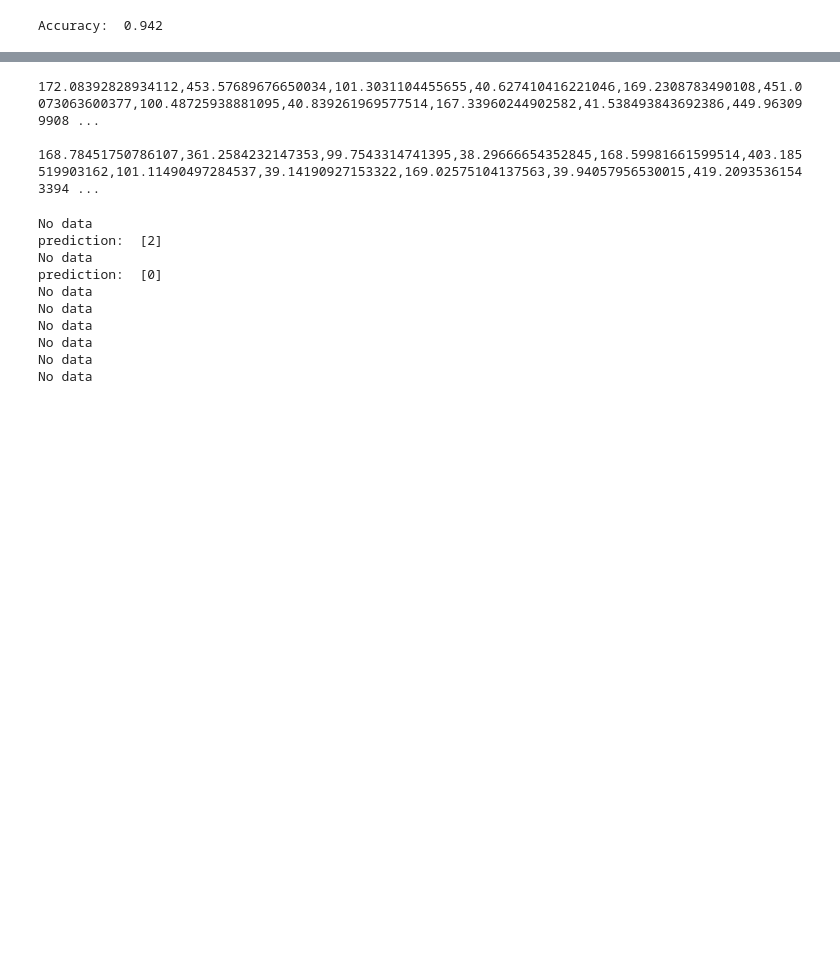
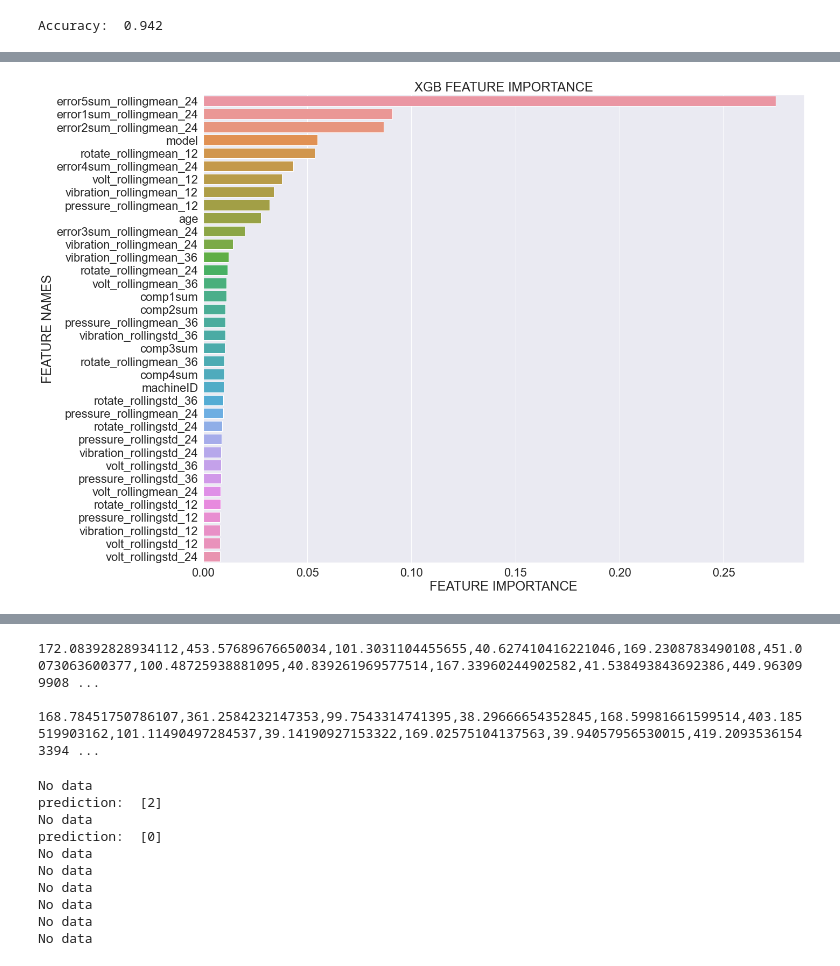
Before and after one commit to VisusAdAstra/Soen471, a Jupyter notebook: code/prototype2.ipynb, the cells around one changed output, grey strips where cells are left out. Drawn from its saved outputs; the diff is of its cells as text; code cells hidden in the pictures; blank space fills up the shorter version.

Commit message:
drop failure col

```diff
--- a/code/prototype2.ipynb
+++ b/code/prototype2.ipynb
@@ -87,17 +87,22 @@ def plot_feature_importance(importance, names, model_type):
     fi_df.sort_values(by=['feature_importance'], ascending=False,inplace=True)
 
     # Define size of bar plot
-    plt.figure(figsize=(10,8))
+    plt.figure(figsize=(20,16))
     # Plot Searborn bar chart
-    sns.barplot(x=fi_df['feature_importance'], y=fi_df['feature_names'])
+    sn.barplot(x=fi_df['feature_importance'], y=fi_df['feature_names'])
     # Add chart labels
-    plt.title(model_type + 'FEATURE IMPORTANCE')
+    plt.title(model_type + ' FEATURE IMPORTANCE')
     plt.xlabel('FEATURE IMPORTANCE')
     plt.ylabel('FEATURE NAMES')
 
+feat_data = feat_data.withColumnRenamed("label_e", "label")
+feat_data = feat_data.withColumn("machineID", feat_data.machineID.cast(IntegerType()))
+feat_data = feat_data.withColumn("label", feat_data.label.cast(IntegerType()))
+feat_data = feat_data.withColumn("model", substring("model", 6,1).cast(IntegerType())) #keep model
+
 # highly imbalanced data
 print(feat_data.count())
-print(feat_data.groupby('label_e').count().show())
+print(feat_data.groupby('label').count().show())
 feat_data.limit(10).toPandas().head(10)
 # %% [output]
 73142
@@ -395,24 +400,23 @@ from sklearn.model_selection import RandomizedSearchCV, RepeatedStratifiedKFold
 
 
 split_date = "2015-10-30"
-feat_data = feat_data.withColumnRenamed("label_e", "label")
-feat_data = feat_data.withColumn("machineID", feat_data.machineID.cast(IntegerType()))
-feat_data = feat_data.withColumn("label", feat_data.label.cast(IntegerType()))
-feat_data = feat_data.withColumn("model", substring("model", 6,1).cast(IntegerType()))
-
 training = feat_data.filter(feat_data.dt_truncated < split_date)
 testing = feat_data.filter(feat_data.dt_truncated >= split_date)
-train_data = training.drop(*['dt_truncated', 'model_encoded']) #model???
-test_data = testing.drop(*['dt_truncated', 'model_encoded'])
+train_data = training.drop(*['dt_truncated', 'model_encoded', 'failure'])
+test_data = testing.drop(*['dt_truncated', 'model_encoded', 'failure'])
 
 train_data = train_data.sampleBy('label', fractions={0: 0.2, 1: 1.0, 2: 1.0, 3: 1.0, 4: 1.0}, seed=0).cache()
 train_data.groupby('label').count().show()
 test_data.groupby('label').count().show()
 
+input_features = train_data.columns
+input_features
+
 # train_data.dtypes
 # print(train_data.count())
 # print(test_data.count())
 # test_data.limit(10).toPandas().head(10)
+train_data.limit(10).toPandas().head(10)
 # %% [output]
 +-----+-----+
 |label|count|
@@ -525,3 +530,8 @@ plot_feature_importance(model.feature_importances_, input_features,'RANDOM FORES
+# %%
+#print(model.feature_importances_)
+plot_feature_importance(model.feature_importances_, input_features[:-1], 'XGB')
+# %% [output]
+[figure, added]
 # %%
 train_ = train_data.toPandas()
 test_ = test_data.toPandas()
```
Also changed, not shown: parts of 8 cells of this notebook.
